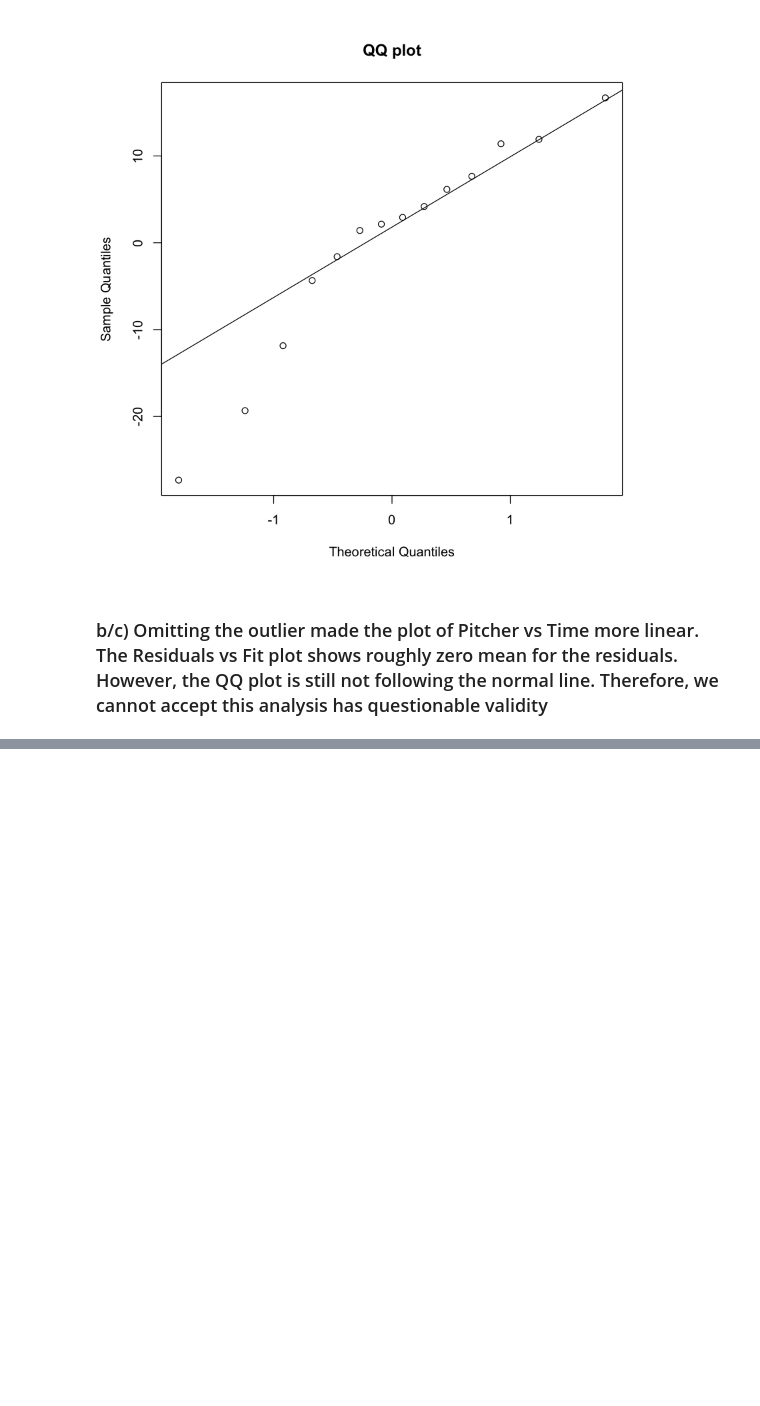
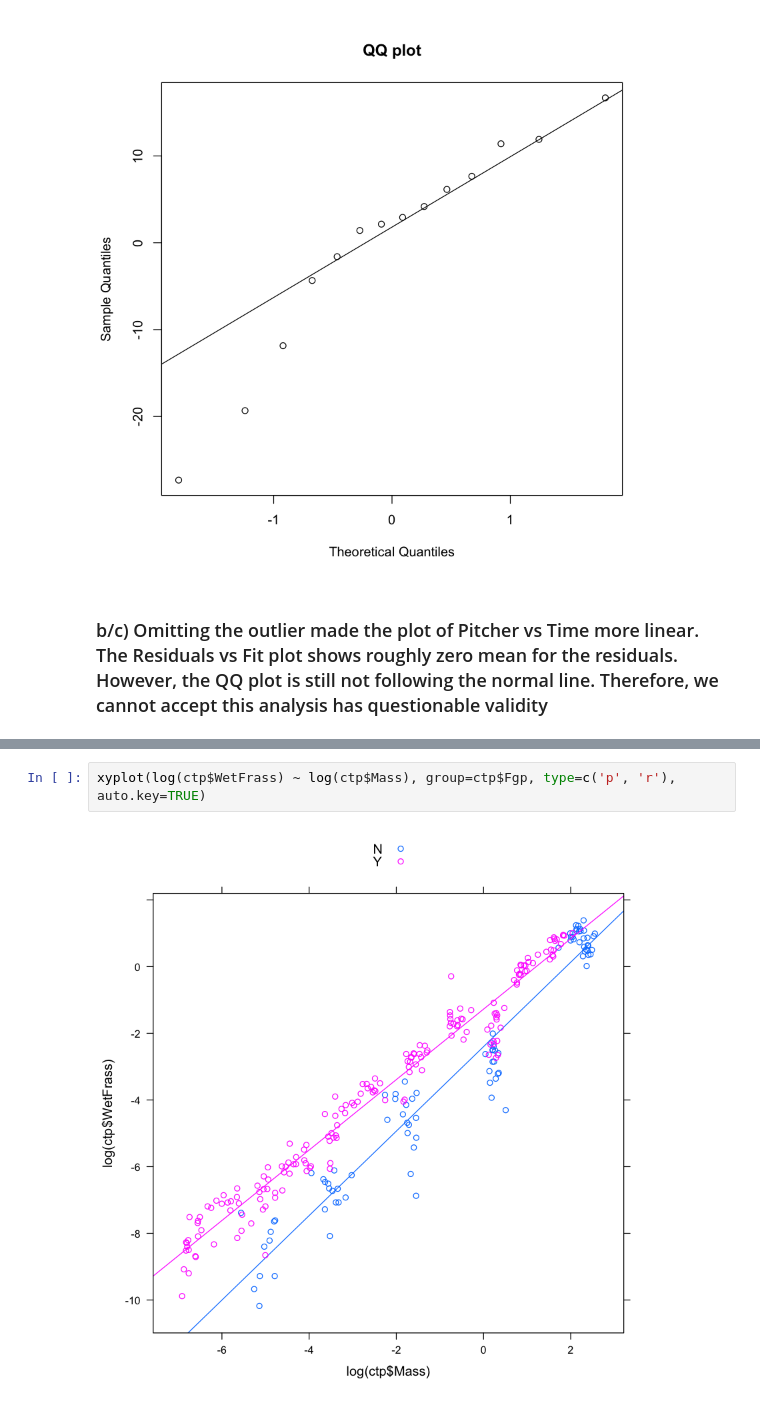
Before and after one commit to EvansDaniel/statistical-modeling-and-analysis, a Jupyter notebook: Homework1/Homework1-2.ipynb, the cells around one changed output, grey strips where cells are left out. Saved outputs shown, nothing was run; the diff lists cells and outputs as text; blank space fills up the shorter version.

```diff
--- a/Homework1/Homework1.ipynb
+++ b/Homework1/Homework1-2.ipynb
@@ -179,0 +213,4 @@ qqline(pitchersTimeLm$residuals)
+# %%
+xyplot(log(ctp$WetFrass) ~ log(ctp$Mass), group=ctp$Fgp, type=c('p', 'r'), auto.key=TRUE)
+# %% [output]
+[figure, added]
```
Also changed, not shown: parts of 22 cells of this notebook.
